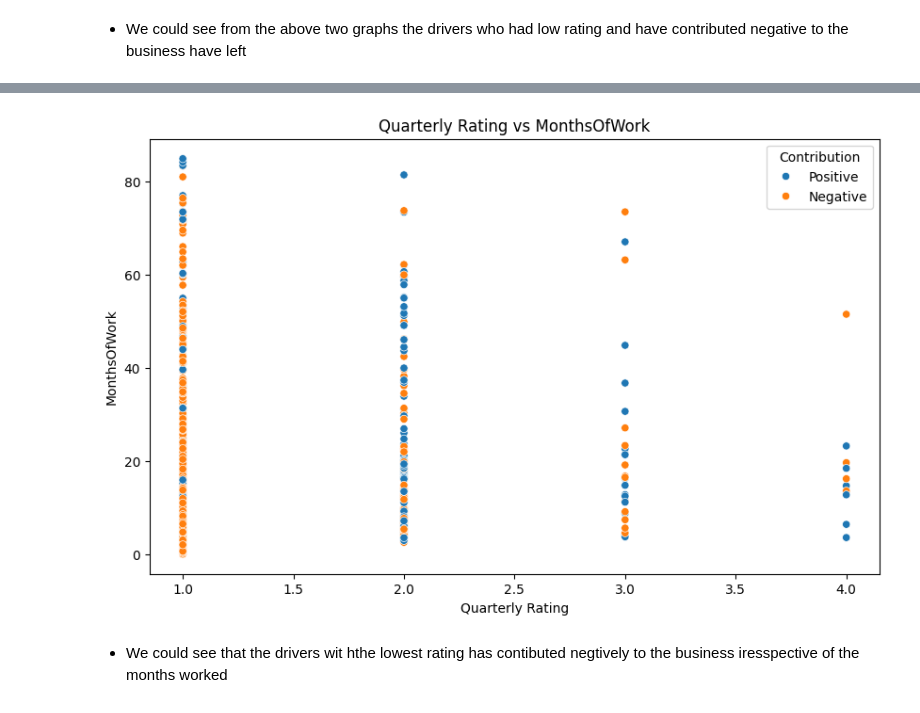
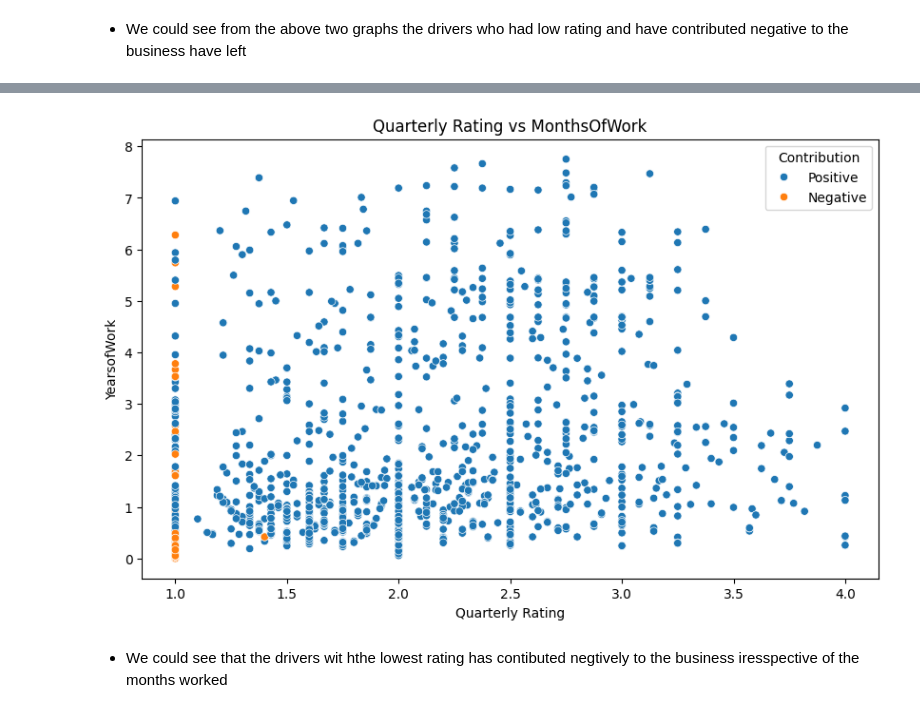
Before and after one commit to ArivalaganRaghavan/OLAensemble, a Jupyter notebook: OLA.ipynb, the cells around one changed output, grey strips where cells are left out. Cells and saved outputs as stored; diff of their text form; code cells hidden in the pictures.

Commit message:
completed the data analysis part of the data set

```diff
--- a/OLA.ipynb
+++ b/OLA.ipynb
@@ -718,8 +766,6 @@ ola2['Dateofjoining'].unique()
  '2020-01-26 00:00:00', '2020-02-17 00:00:00', '2019-05-16 00:00:00',
  '2020-08-28 00:00:00']
 Length: 869, dtype: datetime64[ns]
-# %%
-ola2 = ola2.drop(columns=['YearsofWork'])
 # %%
 ola2.info()
 # %% [output]
@@ -844,11 +890,11 @@ plt.show()
 [figure]
 # %%
 # Create a new column 'Contribution' based on 'Total Business Value'
-ola['Contribution'] = ola['Total Business Value'].apply(lambda x: 'Positive' if x>0 else 'Negative')
+ola2['Contribution'] = ola2['Total Business Value'].apply(lambda x: 'Positive' if x>0 else 'Negative')
 
 #Scatter plot for quarterly Rating vs yearofWork with color encoding based on 'Contribution'
 plt.figure(figsize=(10,6))
-sns.scatterplot(x='Quarterly Rating', y='YearsofWork', hue='Contribution', data=ola)
+sns.scatterplot(x='Max_Rating', y='Total Business Value', hue='Contribution', data=ola2)
 plt.title('Quarterly Rating vs Years of Work')
 plt.show()
 # %% [output]
@@ -925,11 +944,11 @@ plt.show()
 # %%
 #Scatter plot for quarterly Rating vs MonthsOfWork with color encoding based on 'Contribution'
 plt.figure(figsize=(10,6))
-sns.scatterplot(x='Quarterly Rating', y='MonthsOfWork', hue='Contribution', data=ola)
+sns.scatterplot(x='Quarterly Rating', y='YearsofWork', hue='Contribution', data=ola2)
 plt.title('Quarterly Rating vs MonthsOfWork')
 plt.show()
 # %% [output]
-[figure, old version]
+[figure, new version]
 # %% [markdown]
 * We could see that the drivers wit hthe lowest rating has contibuted negtively to the business iresspective of the months worked
 # %%
```
Also changed, not shown: parts of 51 cells of this notebook.
